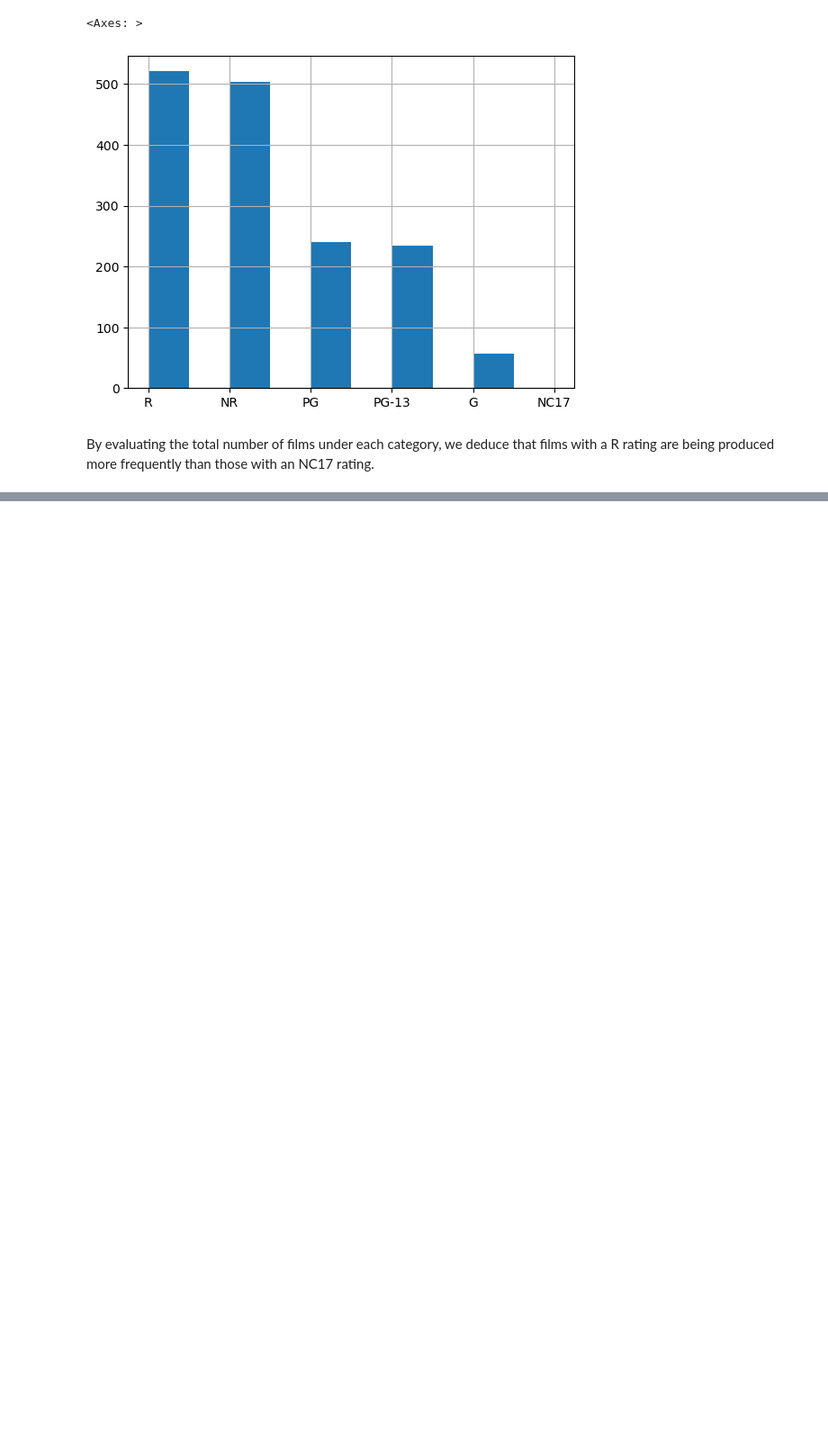
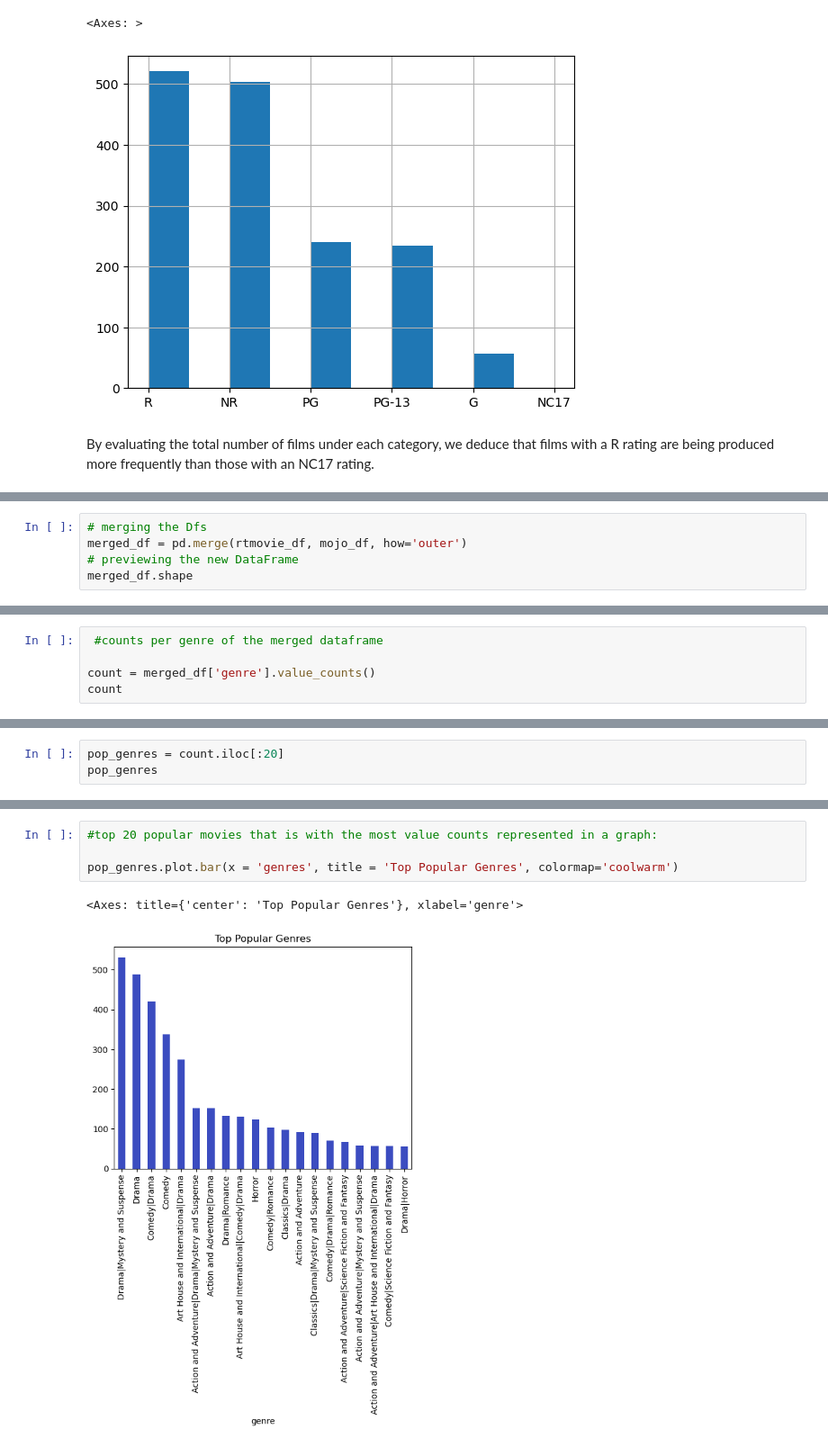
Before and after one commit to pnjoki/phase_1_project, a Jupyter notebook: code.ipynb, the cells around one changed output, grey strips where cells are left out. Shown at 90% size. Drawn from its saved outputs; the diff is of its cells as text; blank space fills up the shorter version.

```diff
--- a/code.ipynb
+++ b/code.ipynb
@@ -630,0 +680,5 @@ By evaluating the total number of films under each category, we deduce that fi
+# %%
+# merging the Dfs
+merged_df = pd.merge(rtmovie_df, mojo_df, how='outer')
+# previewing the new DataFrame
+merged_df.shape
@@ -630,0 +710,5 @@ By evaluating the total number of films under each category, we deduce that fi
+# %%
+ #counts per genre of the merged dataframe
+
+count = merged_df['genre'].value_counts()
+count
@@ -630,0 +729,3 @@ By evaluating the total number of films under each category, we deduce that fi
+# %%
+pop_genres = count.iloc[:20]
+pop_genres
@@ -630,0 +750,7 @@ By evaluating the total number of films under each category, we deduce that fi
+# %%
+#top 20 popular movies that is with the most value counts represented in a graph:
+
+pop_genres.plot.bar(x = 'genres', title = 'Top Popular Genres', colormap='coolwarm')
+# %% [output]
+<Axes: title={'center': 'Top Popular Genres'}, xlabel='genre'>
+[figure, added]
```
Also changed, not shown: parts of 18 cells of this notebook.
